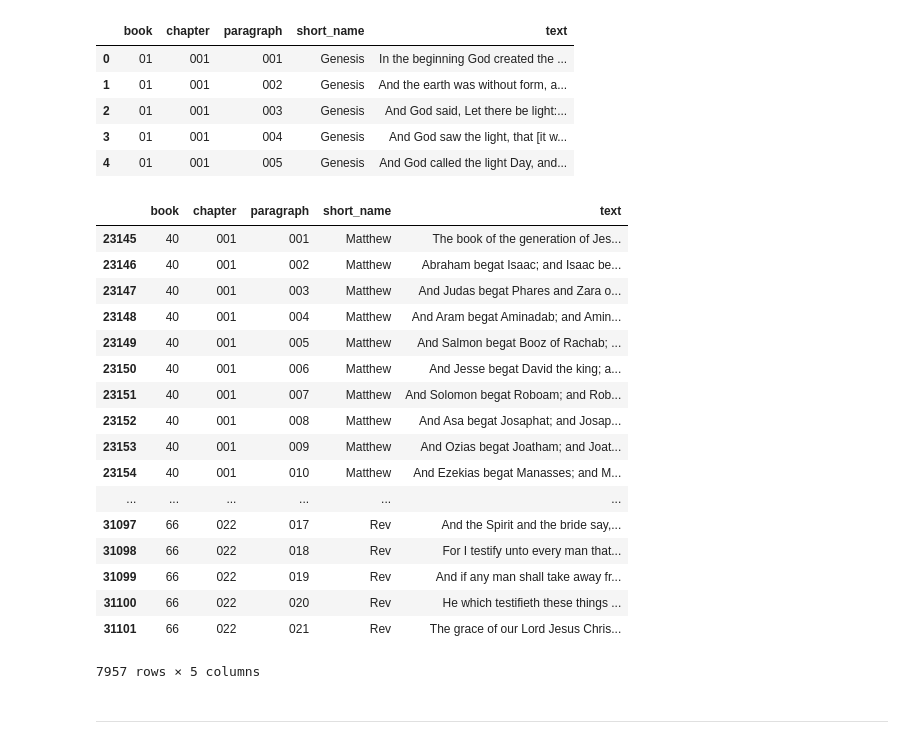
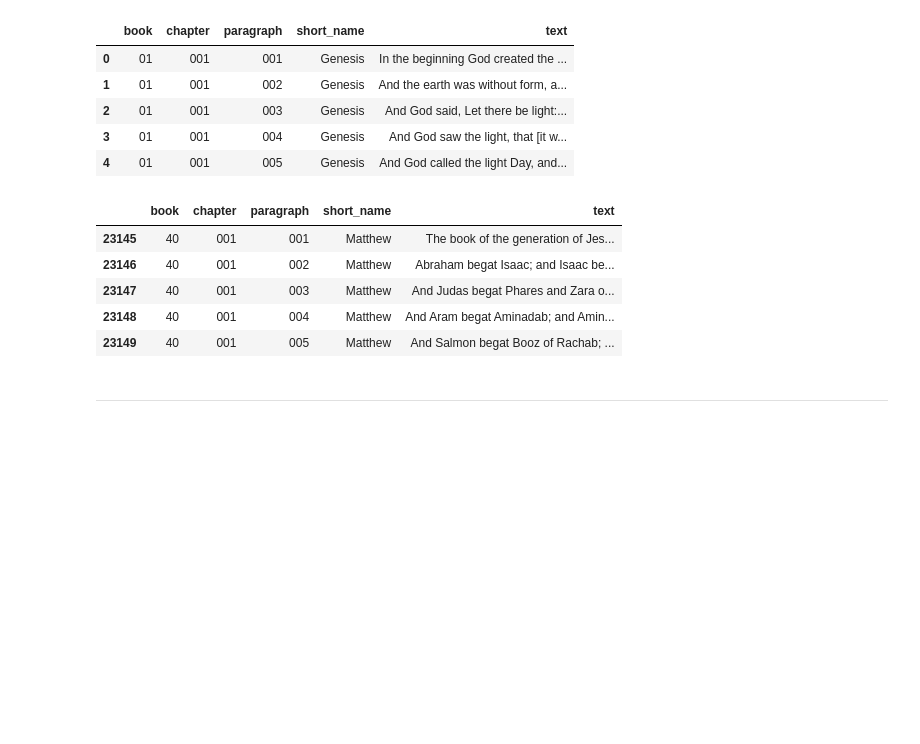
Before and after one commit to machaerus/sophia, a Jupyter notebook: Bible analysis.ipynb, the cells around one changed output. Cells and saved outputs as stored; diff of their text form; code cells hidden in the pictures; blank space fills up the shorter version.

```diff
--- a/Bible analysis.ipynb
+++ b/Bible analysis.ipynb
@@ -89,26 +89,14 @@ Bible.head()
 | 3 | 01 | 001 | 004 | Genesis | And God saw the light, that [it w... |
 | 4 | 01 | 001 | 005 | Genesis | And God called the light Day, and... |
 # %%
-NT
+NT.head()
 # %% [output]
 |  | book | chapter | paragraph | short_name | text |
 | 23145 | 40 | 001 | 001 | Matthew | The book of the generation of Jes... |
 | 23146 | 40 | 001 | 002 | Matthew | Abraham begat Isaac; and Isaac be... |
 | 23147 | 40 | 001 | 003 | Matthew | And Judas begat Phares and Zara o... |
 | 23148 | 40 | 001 | 004 | Matthew | And Aram begat Aminadab; and Amin... |
 | 23149 | 40 | 001 | 005 | Matthew | And Salmon begat Booz of Rachab; ... |
-| 23150 | 40 | 001 | 006 | Matthew | And Jesse begat David the king; a... |
-| 23151 | 40 | 001 | 007 | Matthew | And Solomon begat Roboam; and Rob... |
-| 23152 | 40 | 001 | 008 | Matthew | And Asa begat Josaphat; and Josap... |
-| 23153 | 40 | 001 | 009 | Matthew | And Ozias begat Joatham; and Joat... |
-| 23154 | 40 | 001 | 010 | Matthew | And Ezekias begat Manasses; and M... |
-| ... | ... | ... | ... | ... | ... |
-| 31097 | 66 | 022 | 017 | Rev | And the Spirit and the bride say,... |
-| 31098 | 66 | 022 | 018 | Rev | For I testify unto every man that... |
-| 31099 | 66 | 022 | 019 | Rev | And if any man shall take away fr... |
-| 31100 | 66 | 022 | 020 | Rev | He which testifieth these things ... |
-| 31101 | 66 | 022 | 021 | Rev | The grace of our Lord Jesus Chris... |
-7957 rows × 5 columns
 # %%
 def get_books(text_df):
     books = []
```
Also changed, not shown: parts of 14 cells of this notebook, 7 other files.
